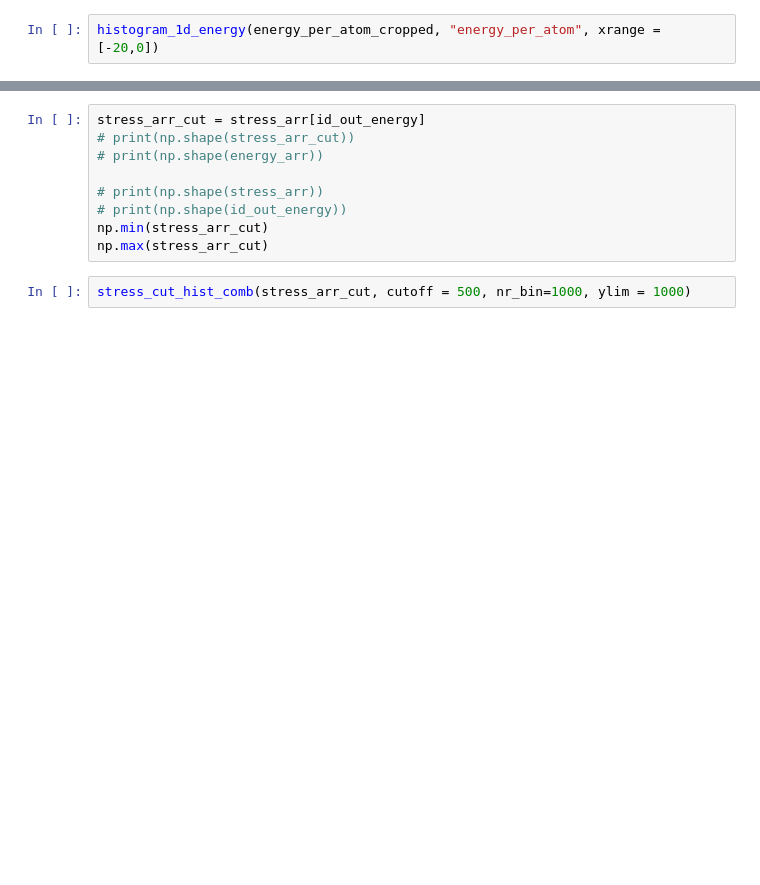
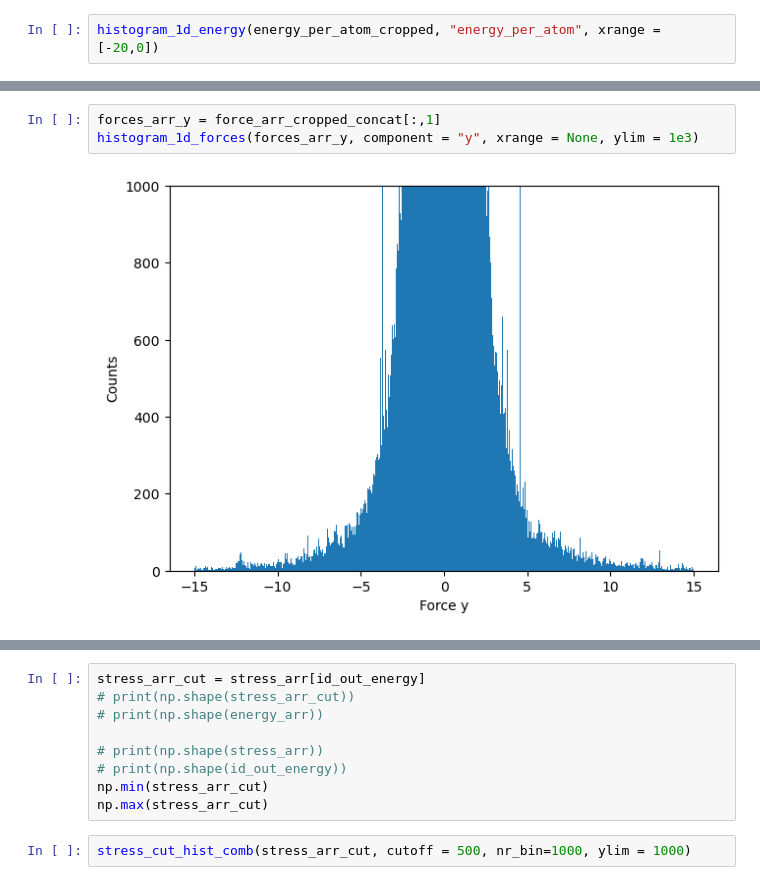
Before and after one commit to fabianjaeger1/Universal_Force_Fields, a Jupyter notebook: stat_data.ipynb, the cells around one changed output, grey strips where cells are left out. Saved outputs shown, nothing was run; the diff lists cells and outputs as text; blank space fills up the shorter version.

```diff
--- a/stat_data.ipynb
+++ b/stat_data.ipynb
@@ -504,0 +641,5 @@ histogram_1d_energy(energy_per_atom_cropped, "energy_per_atom", xrange = [-20,0]
+# %%
+forces_arr_y = force_arr_cropped_concat[:,1]
+histogram_1d_forces(forces_arr_y, component = "y", xrange = None, ylim = 1e3)
+# %% [output]
+[figure, added]
```
Also changed, not shown: parts of 42 cells of this notebook, 1 other file.
